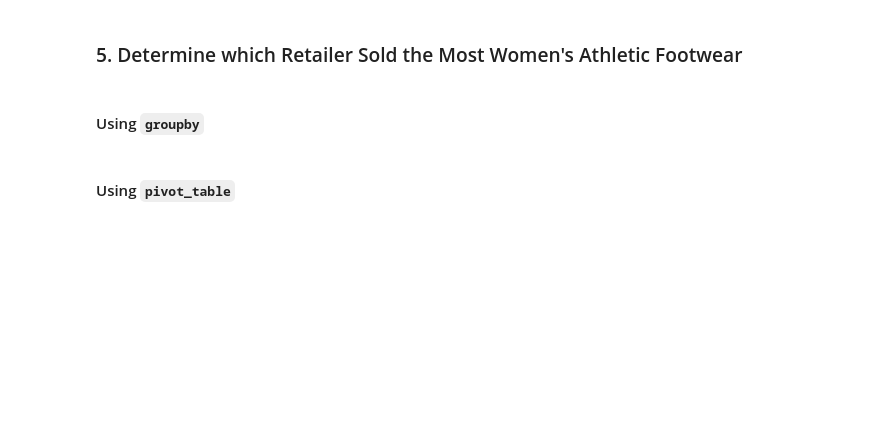
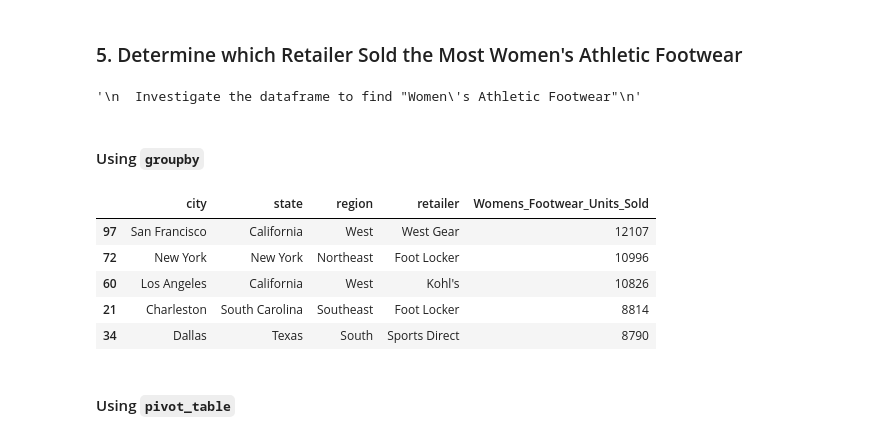
Before and after one commit to 00Smidge/athletic_sales_analysis, a Jupyter notebook: athletic_sales_analysis.ipynb, the cells around one changed output. Saved outputs shown, nothing was run; the diff lists cells and outputs as text; code cells hidden in the pictures; blank space fills up the shorter version.

```diff
--- a/athletic_sales_analysis.ipynb
+++ b/athletic_sales_analysis.ipynb
@@ -342,15 +363,49 @@ Total_Retail_Sales.sort_values(["Total Sales"], ascending=False).head(5)
 # %% [markdown]
 ### 5. Determine which Retailer Sold the Most Women's Athletic Footwear
+# %%
+'''
+  Investigate the dataframe to find "Women's Athletic Footwear"
+'''
+# combined_df['retailer'].unique()
+# combined_df['product'].unique()
+# combined_df.info()
+# %% [output]
+'\n  Investigate the dataframe to find "Women\'s Athletic Footwear"\n'
 # %%
+womens_wear_df = combined_df.copy()
+
 # Filter the sales data to get the women's athletic footwear sales data.
+womens_wear_df = womens_wear_df.loc[
+  womens_wear_df["product"] == "Women's Athletic Footwear"
+]
 # %% [markdown]
 #### Using `groupby`
 # %%
+group_shoes_sold = womens_wear_df.copy()
+
+# Rename the "units_sold" column to "Womens_Footwear_Units_Sold"
+group_shoes_sold = group_shoes_sold.rename(
+    columns={"units_sold": "Womens_Footwear_Units_Sold"}
+)
+
 # Show the total number of women's athletic footwear sold for each retailer, region, state, and city.
-# Rename the "units_sold" column to "Womens_Footwear_Units_Sold"
-
+Group_Womens_Shoes = (
+    group_shoes_sold.groupby(["city", "state", "region", "retailer"])[
+        "Womens_Footwear_Units_Sold"
+    ]
+    .sum()
+    .reset_index()
+)
 
 # Show the top 5 results.
+Group_Womens_Shoes.sort_values(["Womens_Footwear_Units_Sold"], ascending=False).head(5)
+# %% [output]
+|  | city | state | region | retailer | Womens_Footwear_Units_Sold |
+| 97 | San Francisco | California | West | West Gear | 12107 |
+| 72 | New York | New York | Northeast | Foot Locker | 10996 |
+| 60 | Los Angeles | California | West | Kohl's | 10826 |
+| 21 | Charleston | South Carolina | Southeast | Foot Locker | 8814 |
+| 34 | Dallas | Texas | South | Sports Direct | 8790 |
 # %% [markdown]
 #### Using `pivot_table`
 # %%
```
Also changed, not shown: parts of 14 cells of this notebook.
